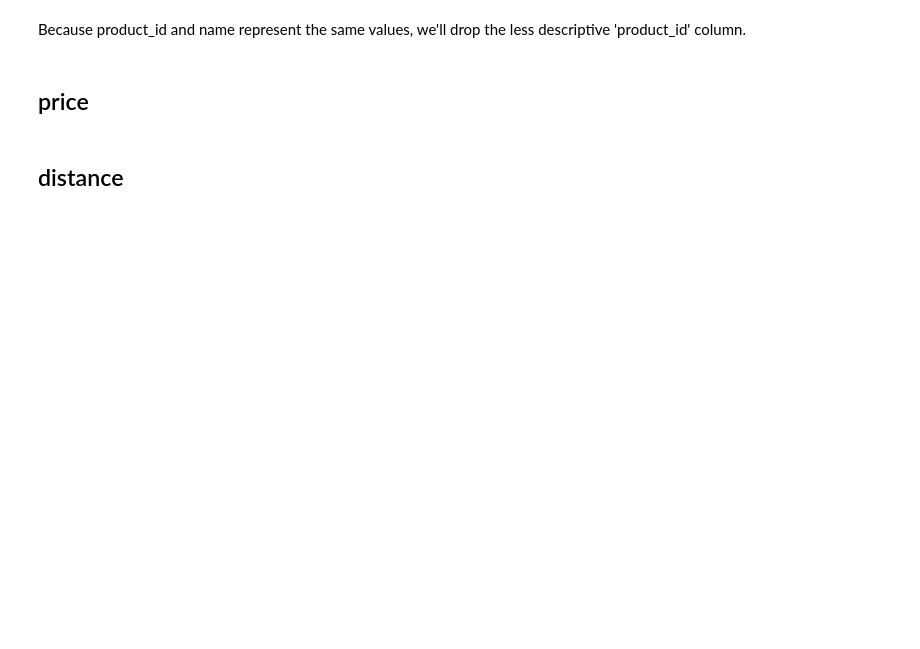
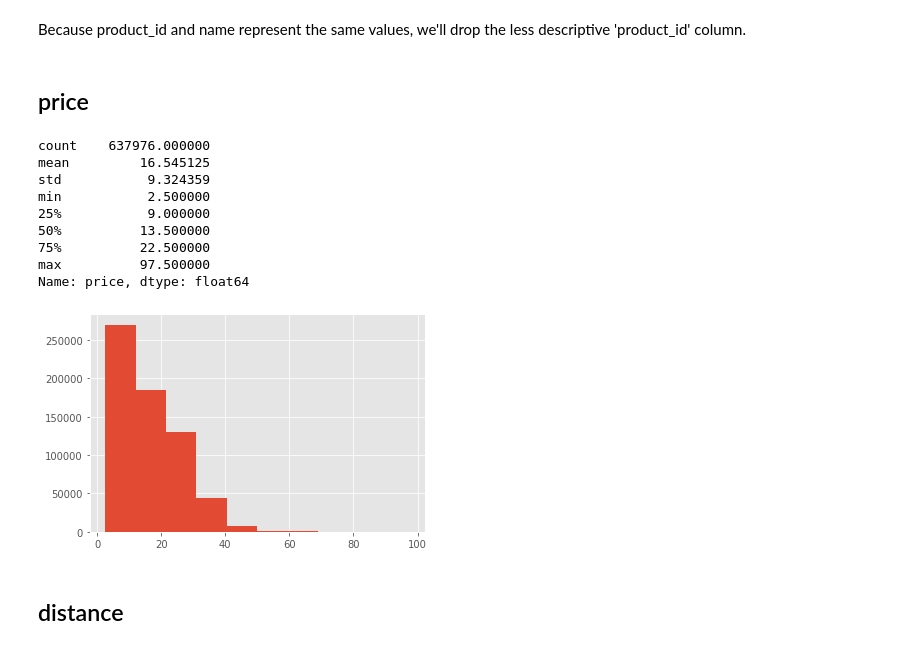
Before and after one commit to pawoody/Rideshare_Analysis, a Jupyter notebook: Boston_Rideshare_NB.ipynb, the cells around one changed output. Cells and saved outputs as stored; diff of their text form; code cells hidden in the pictures; blank space fills up the shorter version.

```diff
--- a/Boston_Rideshare_NB.ipynb
+++ b/Boston_Rideshare_NB.ipynb
@@ -220,12 +340,23 @@ df.name.value_counts()
 # %% [markdown]
 Because product_id and name represent the same values, we'll drop the less descriptive 'product_id' column.
 # %%
-df = df.drop(['product_id'], axis=1)
+no_taxi_df = no_taxi_df.drop(['product_id'], axis=1)
 # %% [markdown]
 ## price
 # %%
-df.price.hist()
-df.price.describe()
+no_taxi_df.price.hist()
+no_taxi_df.price.describe()
+# %% [output]
+count    637976.000000
+mean         16.545125
+std           9.324359
+min           2.500000
+25%           9.000000
+50%          13.500000
+75%          22.500000
+max          97.500000
+Name: price, dtype: float64
+[figure, added]
 # %% [markdown]
 ## distance
 # %%
```
Also changed, not shown: parts of 75 cells of this notebook.
